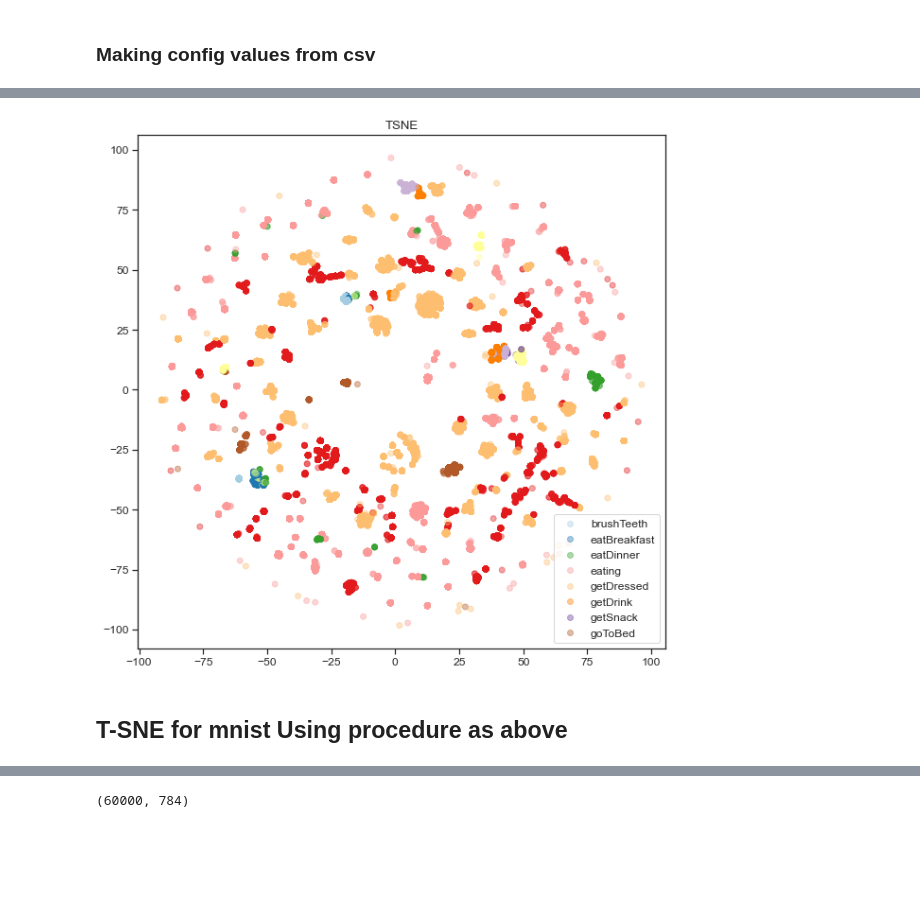
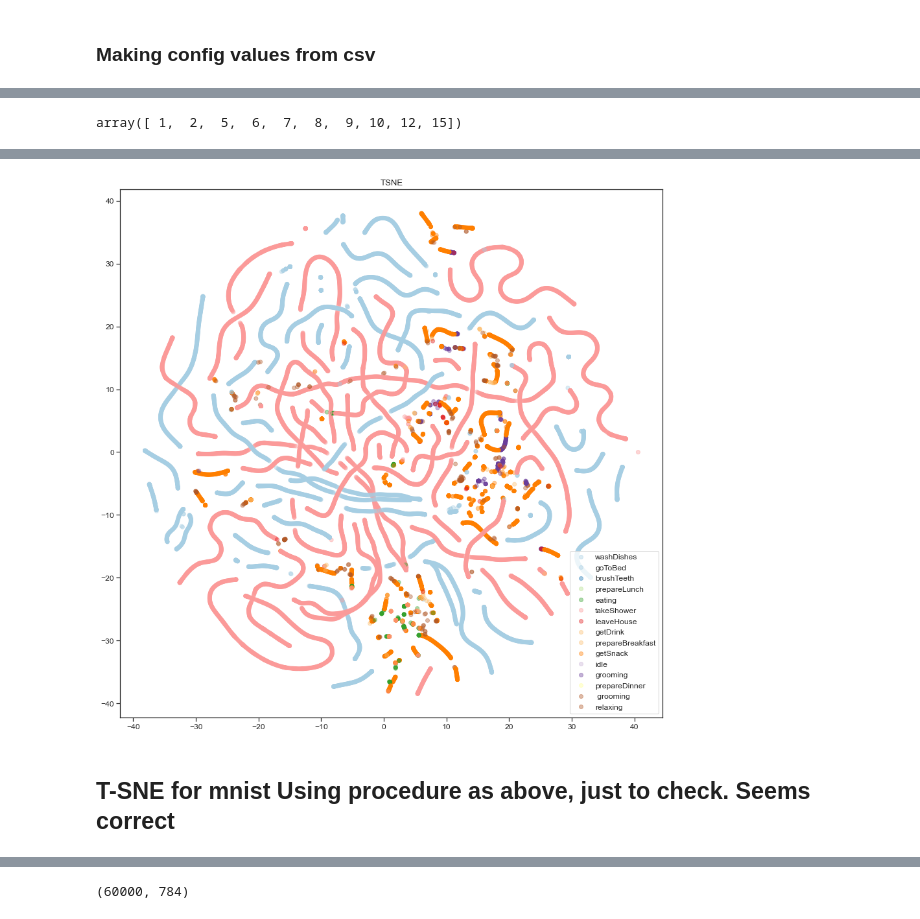
Before and after one commit to harshgrovr/Graphs-Approaches-for-Activity-Recognition-Independent-of-House-Layout, a Jupyter notebook: related_code/3-basics/code.ipynb, the cells around one changed output, grey strips where cells are left out. Drawn from its saved outputs; the diff is of its cells as text; code cells hidden in the pictures; blank space fills up the shorter version.

Commit message:
Include notebook code for TSNE  and some minor fixes

```diff
--- a/related_code/3-basics/code.ipynb
+++ b/related_code/3-basics/code.ipynb
@@ -390,3 +386,5 @@ final_activity_list
+# %%
+df = pd.read_csv('../../data/houseC/houseC.csv')
 # %%
 seq_length = 1
 prev_index = 0
@@ -680,0 +661,18 @@ print(config)
+# %%
+df = house.iloc[:, 4:]
+
+df['label'] = [x for x in house.loc[-1: , 'activity'].values]
+
+df = df.iloc[:30000]
+
+import time
+
+from sklearn.manifold import TSNE
+
+#n_sne = 7000
+
+time_start = time.time()
+tsne = TSNE(n_iter=500, perplexity=30)
+tsne_results = tsne.fit_transform(df.values)
+
+print ('t-SNE done! Time elapsed: {} seconds'.format(time.time()-time_start))
@@ -681,28 +700,15 @@ print(config)
+# %%
+np.unique(df['label'].values)
+# %% [output]
+array([ 1,  2,  5,  6,  7,  8,  9, 10, 12, 15])
 # %%
-cut = int(len(house))
-
-df = house.iloc[:, 4:]
-
-df['label'] = [getClassIdFromname(x) for x in house.loc[-1: , 'activity'].values]
-
-import time
-
-from sklearn.manifold import TSNE
-
-#n_sne = 7000
-
-time_start = time.time()
-tsne = TSNE(n_iter=1000, perplexity=100, learning_rate=1000)
-tsne_results = tsne.fit_transform(df.values)
-
-print ('t-SNE done! Time elapsed: {} seconds'.format(time.time()-time_start))
-
 labels = [x['name'] for x in config['ActivityIdList']]
+print(labels)
 
 import matplotlib.pyplot as plt
 %matplotlib inline
 # Create the figure
-fig = plt.figure( figsize=(10,10) )
+fig = plt.figure( figsize=(15,15) )
 ax = fig.add_subplot(1, 1, 1, title='TSNE' )
 # Create the scatter
 scatter = ax.scatter(
@@ -713,6 +719,5 @@ scatter = ax.scatter(
     alpha=0.4)
 handles, _ = scatter.legend_elements()
 plt.legend(handles, labels)
-# plt.show()
-plt.savefig('./images/master_TSNE')
+plt.savefig('./images/graph_Embeddings_Train_TSNE')
 # %% [output]
@@ -720,6 +725,6 @@ t-SNE done! Time elapsed: 593.2290208339691 seconds
-[figure, old version]
+[figure, new version]
 # %% [markdown]
-## T-SNE for mnist Using procedure as above
+## T-SNE for mnist Using procedure as above, just to check. Seems correct
 # %%
 import torchvision.datasets as dset
 # %%
```
Also changed, not shown: parts of 39 cells of this notebook, 5 other files.
